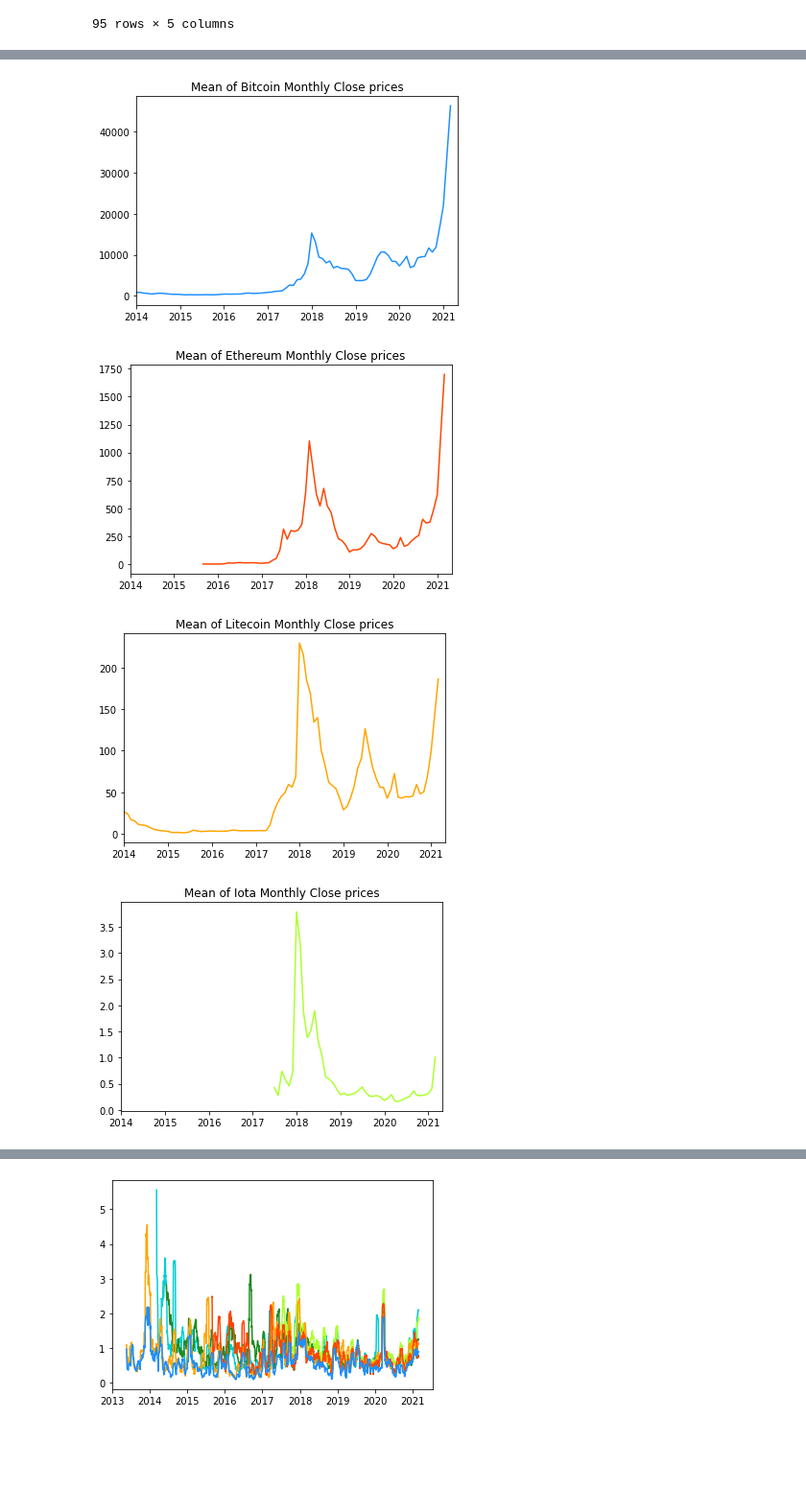
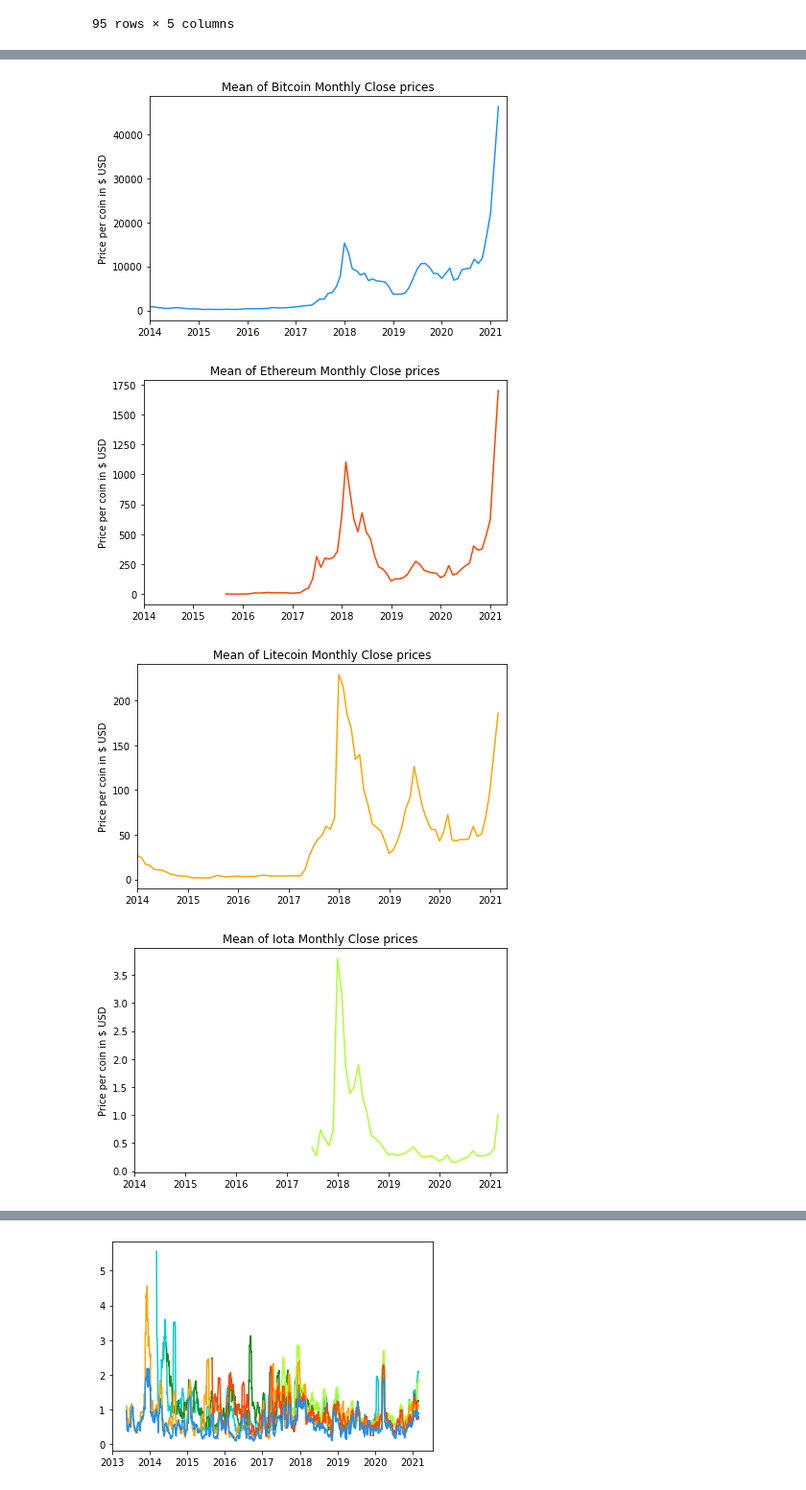
Before and after one commit to nickkyklausng/Crypto-Assignment, a Jupyter notebook: Dave-Crypto-Scratch-Notebook.ipynb, the cells around one changed output, grey strips where cells are left out. Shown at 96% size. Saved outputs shown, nothing was run; the diff lists cells and outputs as text; code cells hidden in the pictures; blank space fills up the shorter version.

```diff
--- a/Dave-Crypto-Scratch-Notebook.ipynb
+++ b/Dave-Crypto-Scratch-Notebook.ipynb
@@ -126,6 +129,7 @@ Bitcoin_groupbymonth_df.mean()
 # %%
 xticklist = [2014,2015,2016,2017,2018,2019,2020,2021,2022]
 for coin in coinlist:
+
     plt.figure()
 
     exec(f"ax = {coin}_df.plot('Datestamp','Close',color=colourdict['{coin}'])")
@@ -133,6 +137,8 @@ for coin in coinlist:
     exec(f"plt.title('{coin} Closing Price Over Time')")
     plt.setp(ax.get_xticklabels(), rotation = 30)
     ax.set_xlim(pd.Timestamp('2014-01-01'), pd.Timestamp('2021-03-28'))
+    plt.tight_layout()
+    exec(f"plt.savefig('Output/{coin}_Closing_Price_Over_Time.png',dpi=300)")
 
     # ax.xaxis.set_major_locator(mdates.MonthLocator(interval=12))
     # fmt = mdates.DateFormatter(xticklist)
@@ -156,11 +162,14 @@ plt.show()
 # %%
 for coin in coinlist:
     plt.figure()
     exec(f"plt.plot({coin}_groupbymonth_df[['Close']].mean(), color=colourdict['{coin}'])")
     exec(f"plt.title('Mean of {coin} Monthly Close prices')")
     plt.xlim([datetime.date(2014,1,1), datetime.date(2021,4,28)])
+    plt.tight_layout()
+    plt.ylabel('Price per coin in $ USD')
+    exec(f"plt.savefig('Output/{coin}_Average Monthly Price.png',dpi=300)")
 # %% [output]
-[figure, old version]
+[figure, new version]
-[figure, old version]
+[figure, new version]
-[figure, old version]
+[figure, new version]
-[figure, old version]
+[figure, new version]
```
Also changed, not shown: parts of 14 cells of this notebook, 36 other files.
